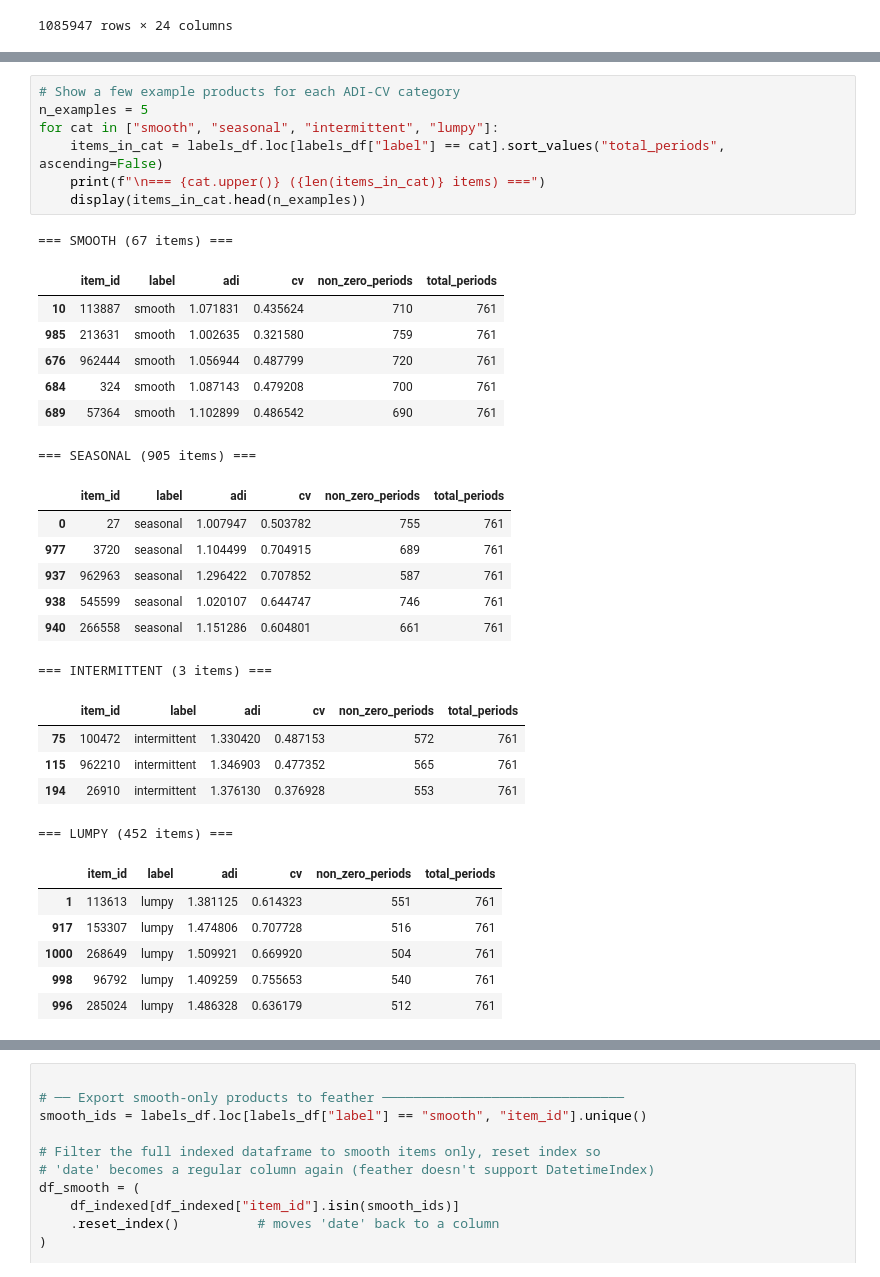
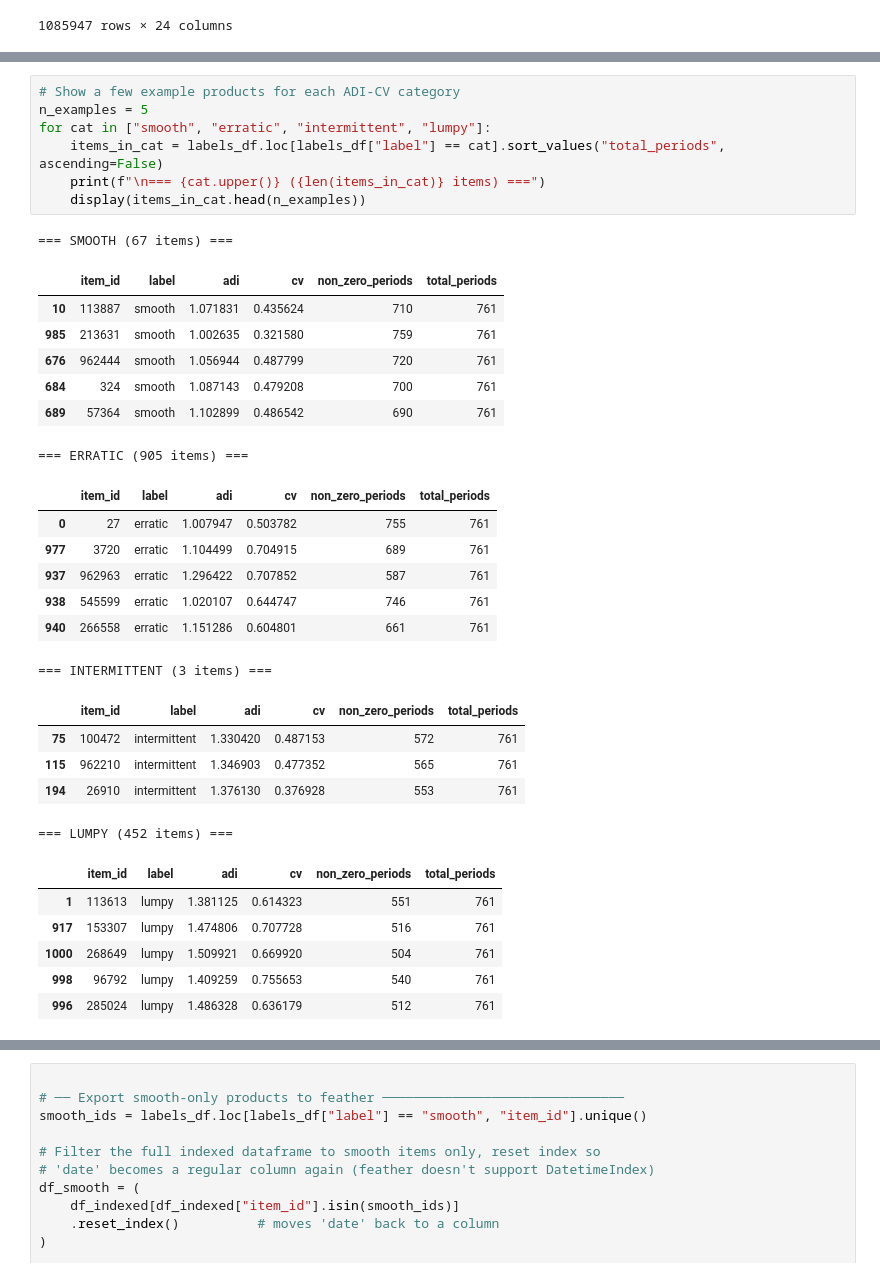
Before and after one commit to up202108724/Dissertation25-26, a Jupyter notebook: EDA/item_classifier.ipynb, the cells around one changed output, grey strips where cells are left out. Saved outputs shown, nothing was run; the diff lists cells and outputs as text.

```diff
--- a/EDA/item_classifier.ipynb
+++ b/EDA/item_classifier.ipynb
@@ -213,25 +213,25 @@ def select_best_seasonal_smooth(df, top_n=100, max_zero_rate=0.2, sales_col='val
 # %%
 # Show a few example products for each ADI-CV category
 n_examples = 5
-for cat in ["smooth", "seasonal", "intermittent", "lumpy"]:
+for cat in ["smooth", "erratic", "intermittent", "lumpy"]:
     items_in_cat = labels_df.loc[labels_df["label"] == cat].sort_values("total_periods", ascending=False)
     print(f"\n=== {cat.upper()} ({len(items_in_cat)} items) ===")
     display(items_in_cat.head(n_examples))
 # %% [output]
 === SMOOTH (67 items) ===
 |  | item_id | label | adi | cv | non_zero_periods | total_periods |
 | 10 | 113887 | smooth | 1.071831 | 0.435624 | 710 | 761 |
 | 985 | 213631 | smooth | 1.002635 | 0.321580 | 759 | 761 |
 | 676 | 962444 | smooth | 1.056944 | 0.487799 | 720 | 761 |
 | 684 | 324 | smooth | 1.087143 | 0.479208 | 700 | 761 |
 | 689 | 57364 | smooth | 1.102899 | 0.486542 | 690 | 761 |
-=== SEASONAL (905 items) ===
+=== ERRATIC (905 items) ===
 |  | item_id | label | adi | cv | non_zero_periods | total_periods |
-| 0 | 27 | seasonal | 1.007947 | 0.503782 | 755 | 761 |
-| 977 | 3720 | seasonal | 1.104499 | 0.704915 | 689 | 761 |
-| 937 | 962963 | seasonal | 1.296422 | 0.707852 | 587 | 761 |
-| 938 | 545599 | seasonal | 1.020107 | 0.644747 | 746 | 761 |
-| 940 | 266558 | seasonal | 1.151286 | 0.604801 | 661 | 761 |
+| 0 | 27 | erratic | 1.007947 | 0.503782 | 755 | 761 |
+| 977 | 3720 | erratic | 1.104499 | 0.704915 | 689 | 761 |
+| 937 | 962963 | erratic | 1.296422 | 0.707852 | 587 | 761 |
+| 938 | 545599 | erratic | 1.020107 | 0.644747 | 746 | 761 |
+| 940 | 266558 | erratic | 1.151286 | 0.604801 | 661 | 761 |
 === INTERMITTENT (3 items) ===
 |  | item_id | label | adi | cv | non_zero_periods | total_periods |
 | 75 | 100472 | intermittent | 1.330420 | 0.487153 | 572 | 761 |
```
Also changed, not shown: parts of 13 cells of this notebook, 52 other files.
